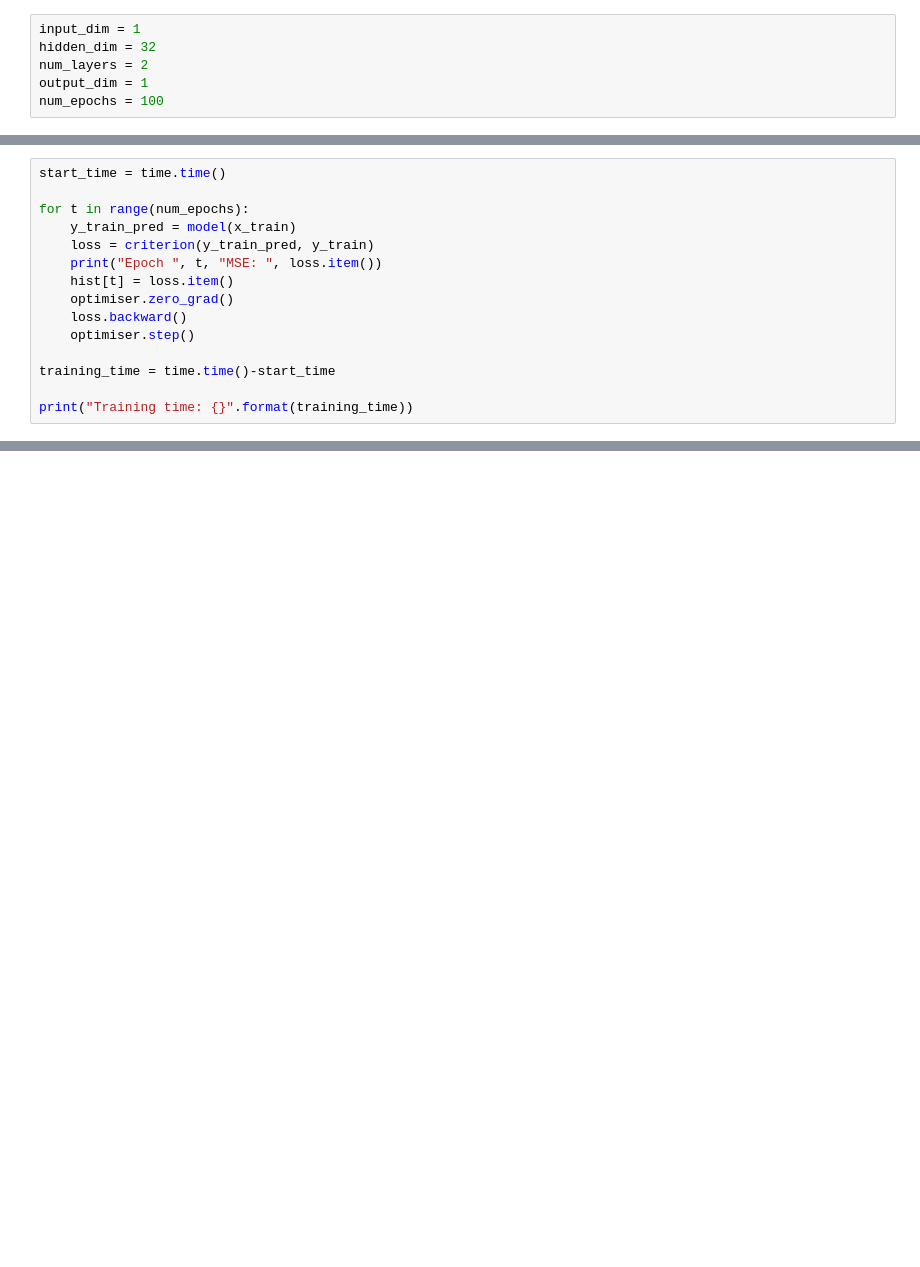
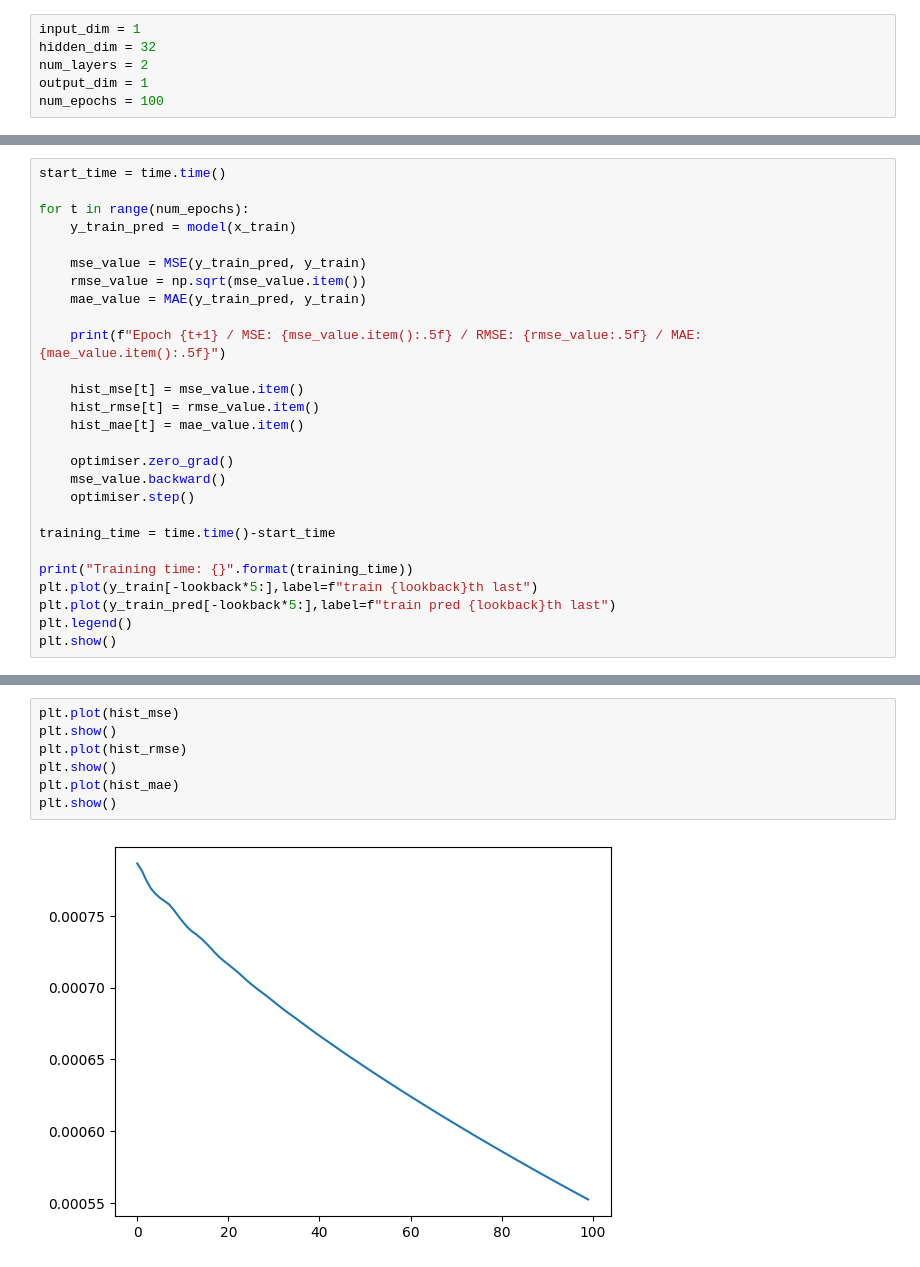
Before and after one commit to Nairlav/Finance, a Jupyter notebook: Projects/LSTM_Strategy.ipynb, the cells around one changed output, grey strips where cells are left out. Saved outputs shown, nothing was run; the diff lists cells and outputs as text; blank space fills up the shorter version.

```diff
--- a/Projects/LSTM_Strategy.ipynb
+++ b/Projects/LSTM_Strategy.ipynb
@@ -156,14 +169,26 @@ start_time = time.time()
 
 for t in range(num_epochs):
     y_train_pred = model(x_train)
-    loss = criterion(y_train_pred, y_train)
-    print("Epoch ", t, "MSE: ", loss.item())
-    hist[t] = loss.item()
+
+    mse_value = MSE(y_train_pred, y_train)
+    rmse_value = np.sqrt(mse_value.item())
+    mae_value = MAE(y_train_pred, y_train)
+
+    print(f"Epoch {t+1} / MSE: {mse_value.item():.5f} / RMSE: {rmse_value:.5f} / MAE: {mae_value.item():.5f}")
+
+    hist_mse[t] = mse_value.item()
+    hist_rmse[t] = rmse_value.item()
+    hist_mae[t] = mae_value.item()
+
     optimiser.zero_grad()
-    loss.backward()
+    mse_value.backward()
     optimiser.step()
 
 training_time = time.time()-start_time
 
 print("Training time: {}".format(training_time))
+plt.plot(y_train[-lookback*5:],label=f"train {lookback}th last")
+plt.plot(y_train_pred[-lookback*5:],label=f"train pred {lookback}th last")
+plt.legend()
+plt.show()
 # %% [output]
@@ -197,0 +212,9 @@ plt.show()
+# %%
+plt.plot(hist_mse)
+plt.show()
+plt.plot(hist_rmse)
+plt.show()
+plt.plot(hist_mae)
+plt.show()
+# %% [output]
+[figure, added]
```
Also changed, not shown: parts of 6 cells of this notebook.
